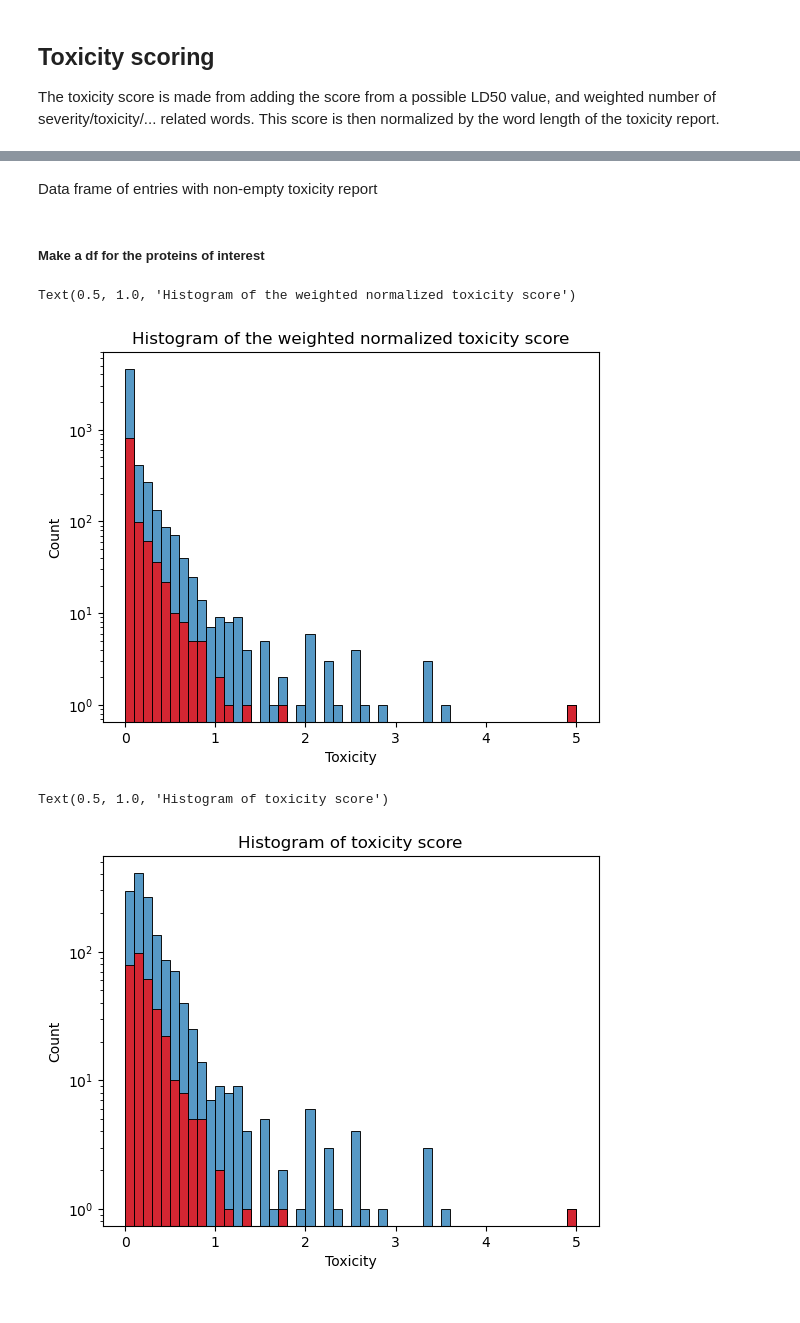
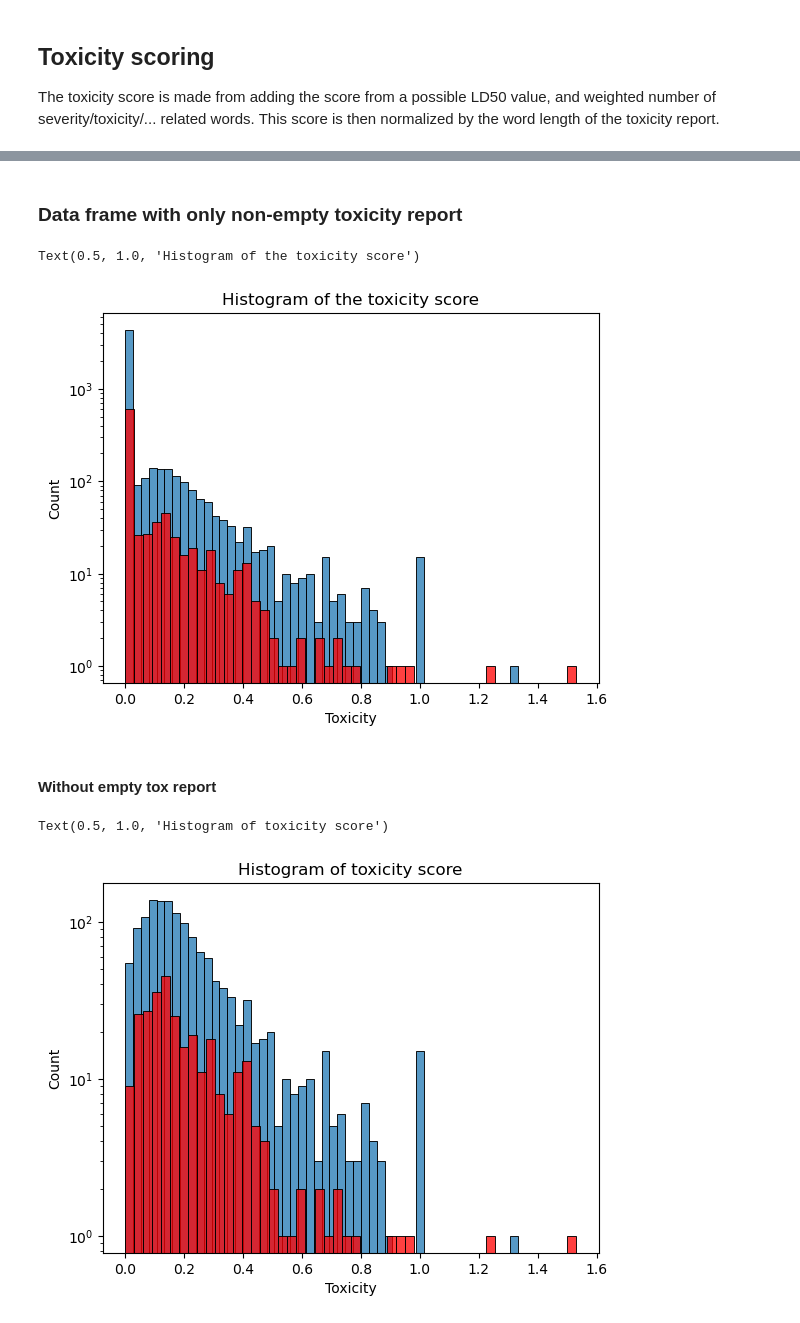
Before and after one commit to epfl-ada/ada-2024-project-hyperbabbage, a Jupyter notebook: mathis_final.ipynb, the cells around one changed output, grey strips where cells are left out. Cells and saved outputs as stored; diff of their text form; code cells hidden in the pictures.

Commit message:
2024-12-17 Cleaned

```diff
--- a/mathis_final.ipynb
+++ b/mathis_final.ipynb
@@ -193,6 +229,6 @@ toxicity_related_frequent_words = ["overdose","adverse",'toxicity','LD50','nause
                                     "hemodialysis","breast","acne","hepatotoxicity","pulmonary","malformations","thrombocytopenia",
                                     "lactation","ventricular","sweating","atropine","kidney","hepatotoxicity","restlessness",
                                     "seizure","emesis","adrenal","carcinomas","neutropenia","allergy","toxicity","arrhythmias",
-                                    "death","hypertension",]
+                                    "death","hypertension"]
 
 high_severity = ["cancer","coma","severe","overdose","death","lethal","serious","life-threatening","life threatening","strokes","fatal","mortality"]
@@ -207,38 +241,25 @@ low_severity = [word for word in toxicity_related_frequent_words if word not in
 import re
 from bs4 import BeautifulSoup  # Use BeautifulSoup for HTML tag removal
 
-# Function to parse text anad find lowest LD50 value if there is any
+# Function to parse text and find lowest LD50 value if there is any
 def parse_lowest_ld50(report):
     clean_report = BeautifulSoup(report, "html.parser").get_text()
-    matches = re.findall(r"LD50[^\d]*(\d+)\s*", clean_report, re.IGNORECASE)
+    matches = re.findall(r"LD50[^\d]*(\d+)\s*mg/kg", clean_report, re.IGNORECASE)
     if matches:
         # Convert matches to int and find the minimum
         ld50_values = list(map(int, matches))
-        return min(ld50_values)
-    return np.nan  # No LD50 value found
+        return int(min(ld50_values))
+    return 0  # No LD50 value found
 
 
-# Assign toxicity score based on lowest LD50 value
+# Assign a severity score to each drug based on LD50 value (score pseudo-arbitrary)
 def assign_severity_score(ld50):
     if ld50 is None:
-        return None  # No value, no score
-    elif ld50 <= 50:
-        return 20  # Extremely toxic
-    elif ld50 <= 300:
-        return 10  # Highly toxic
-    elif ld50 <= 1000:
-        return 5  # Moderately toxic
-    elif ld50 <= 5000:
-        return 2  # Slightly toxic
-    else:
-        return 0  # Practically non-toxic
-
-# same as assign_severity_score but continuous
-def assign_severity_score_continuous(ld50):
-    if ld50 is None:
-        return None  # No value, no score
+        return 0  # No value, no score
+    if ld50 < 5000 and ld50 > 0:
+        return max(5 - ld50/5000,0)
     else :
-        return max(20 - ld50/5000,0)
+        return 0
 # %% [markdown]
 ## Toxicity scoring
 The toxicity score is made from adding the score from a possible LD50 value, and weighted number of severity/toxicity/... related words. This score is then normalized by the word length of the toxicity report.
@@ -247,6 +268,6 @@ The toxicity score is made from adding the score from a possible LD50 value, and
 grouped_df["toxicity_score"] =  grouped_df["unique_toxicity"].apply(lambda x: (sum(3 for word in high_severity if word in str(x)) + sum(1 for word in low_severity if word in str(x)) + int(assign_severity_score(parse_lowest_ld50(str(x))))) )
 grouped_df["toxicity_score"] =  grouped_df["toxicity_score"]/grouped_df["unique_toxicity"].apply(lambda x: len(str(x).split()) if len(str(x).split()) != 0 else 0)
 
-# cancer related
-grouped_df_cancer["toxicity_score"] =  grouped_df_cancer["unique_toxicity"].apply(lambda x: (sum(3 for word in high_severity if word in str(x)) + sum(1 for word in low_severity if word in str(x)) + int(assign_severity_score(parse_lowest_ld50(str(x))))) )
-grouped_df_cancer["toxicity_score"] =  grouped_df_cancer["toxicity_score"]/grouped_df_cancer["unique_toxicity"].apply(lambda x: len(str(x).split()) if len(str(x).split()) != 0 else 0)
+# cancer most studied
+grouped_df_studied["toxicity_score"] =  grouped_df_studied["unique_toxicity"].apply(lambda x: (sum(3 for word in high_severity if word in str(x)) + sum(1 for word in low_severity if word in str(x)) + (assign_severity_score(parse_lowest_ld50(str(x))))) )
+grouped_df_studied["toxicity_score"] =  grouped_df_studied["toxicity_score"]/grouped_df_studied["unique_toxicity"].apply(lambda x: len(str(x).split()) if len(str(x).split()) != 0 else 0)
@@ -270,7 +274,5 @@ grouped_df
 # %% [markdown]
-Data frame of entries with non-empty toxicity report
+### Data frame with only non-empty toxicity report
 # %%
 grouped_df_tox = grouped_df.loc[grouped_df["unique_toxicity"].isna() == False]
-grouped_df_cancer_tox = grouped_df_cancer.loc[grouped_df_cancer["unique_toxicity"].isna() == False]
+grouped_df_studied_tox = grouped_df_studied.loc[grouped_df_studied["unique_toxicity"].isna() == False]
-# %% [markdown]
-##### Make a df for the proteins of interest
@@ -279,20 +279,22 @@ grouped_df_cancer_tox = grouped_df_cancer.loc[grouped_df_cancer["unique_toxicity
 # %%
 sns.histplot(grouped_df["toxicity_score"], bins=50)
-sns.histplot(grouped_df_cancer["toxicity_score"], bins=50,color="red")
+sns.histplot(grouped_df_studied["toxicity_score"], bins=50,color="red")
 
 plt.yscale("log")
 plt.xlabel("Toxicity")
-plt.title("Histogram of the weighted normalized toxicity score")
+plt.title("Histogram of the toxicity score")
 # %% [output]
-Text(0.5, 1.0, 'Histogram of the weighted normalized toxicity score')
+Text(0.5, 1.0, 'Histogram of the toxicity score')
-[figure, old version]
+[figure, new version]
+# %% [markdown]
+#### Without empty tox report
 # %%
 sns.histplot(grouped_df_tox["toxicity_score"], bins=50)
-sns.histplot(grouped_df_cancer_tox["toxicity_score"], bins=50,color="red")
+sns.histplot(grouped_df_studied_tox["toxicity_score"], bins=50,color="red")
 
 plt.yscale("log")
 plt.xlabel("Toxicity")
 plt.title("Histogram of toxicity score")
 # %% [output]
 Text(0.5, 1.0, 'Histogram of toxicity score')
-[figure, old version]
+[figure, new version]
```
Also changed, not shown: parts of 28 cells of this notebook, 1 other file.
